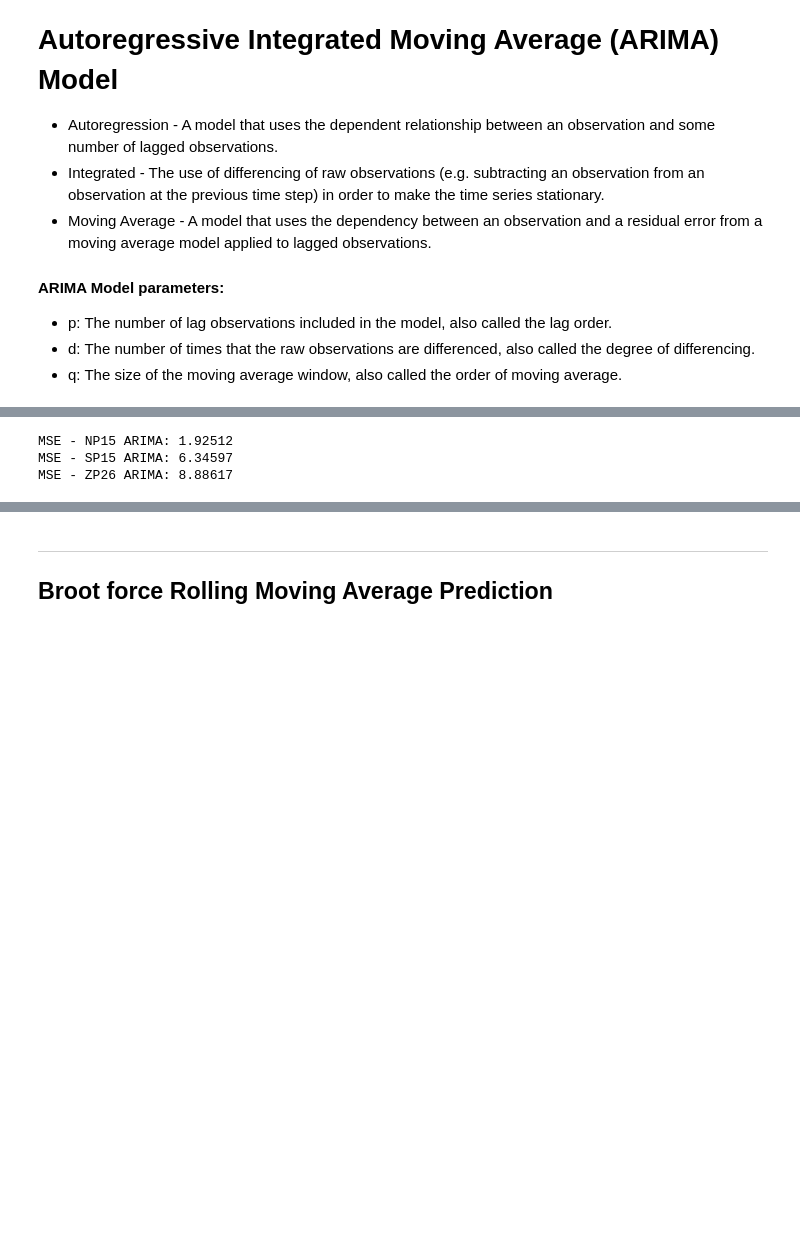
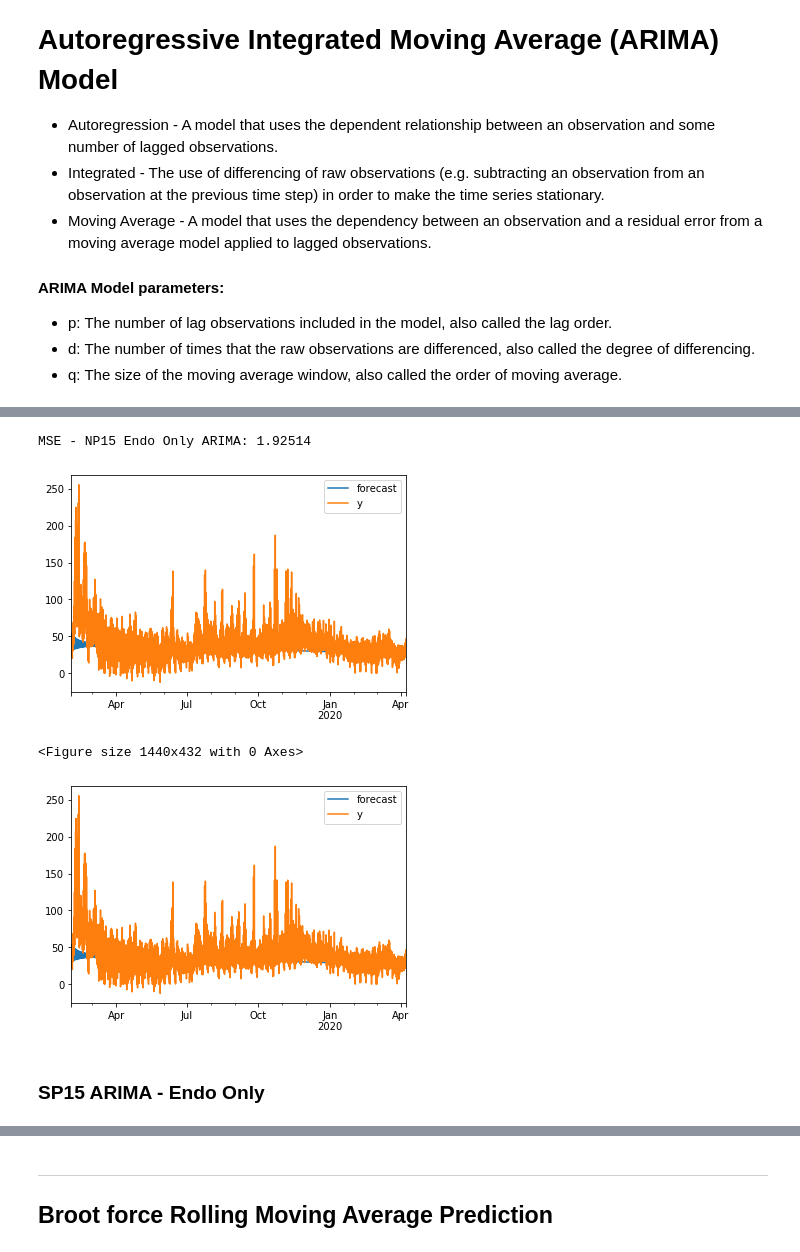
Before and after one commit to Morgan-Sell/caiso-price-forecast, a Jupyter notebook: arima.ipynb, the cells around one changed output, grey strips where cells are left out. Cells and saved outputs as stored; diff of their text form; code cells hidden in the pictures; blank space fills up the shorter version.

```diff
--- a/arima.ipynb
+++ b/arima.ipynb
@@ -383,19 +408,17 @@ Timestamp('2020-04-08 00:00:00')
-# %%
-n_steps=24
-
-np_arima_fcst = np15_arima_1_fit.forecast(steps=n_steps)[0]
-mse_np_arima = mean_squared_error(np15_lmp_test[:n_steps], np_arima_fcst)
-
-sp_arima_fcst = sp15_arima_1_fit.forecast(steps=n_steps)[0]
-mse_sp_arima = mean_squared_error(sp15_lmp_test[:n_steps], sp_arima_fcst)
-
-zp_arima_fcst = zp26_arima_1_fit.forecast(steps=n_steps)[0]
-mse_zp_arima = mean_squared_error(zp26_lmp_test[:n_steps], zp_arima_fcst)
-
-print('MSE - NP15 ARIMA: {}'.format(round(mse_np_arima, 5)))
-print('MSE - SP15 ARIMA: {}'.format(round(mse_sp_arima, 5)))
-print('MSE - ZP26 ARIMA: {}'.format(round(mse_zp_arima, 5)))
-# %% [output]
-MSE - NP15 ARIMA: 1.92512
-MSE - SP15 ARIMA: 6.34597
-MSE - ZP26 ARIMA: 8.88617
+# %%
+n_steps_endo=24
+
+np_arima_endo_fcst = np15_arima_endo.forecast(steps=n_steps_endo)[0]
+mse_np_arima_endo = mean_squared_error(np15_lmp_test[:n_steps_endo], np_arima_endo_fcst)
+print('MSE - NP15 Endo Only ARIMA: {}'.format(round(mse_np_arima_endo, 5)))
+# %% [output]
+MSE - NP15 Endo Only ARIMA: 1.92514
+# %%
+plt.figure(figsize=(20,6))
+np15_arima_endo.plot_predict(dynamic=False)
+# %% [output]
+[figure, added]
+<Figure size 1440x432 with 0 Axes>
+[figure, added]
+# %% [markdown]
+### SP15 ARIMA - Endo Only
```
Also changed, not shown: parts of 26 cells of this notebook, 1 other file.
